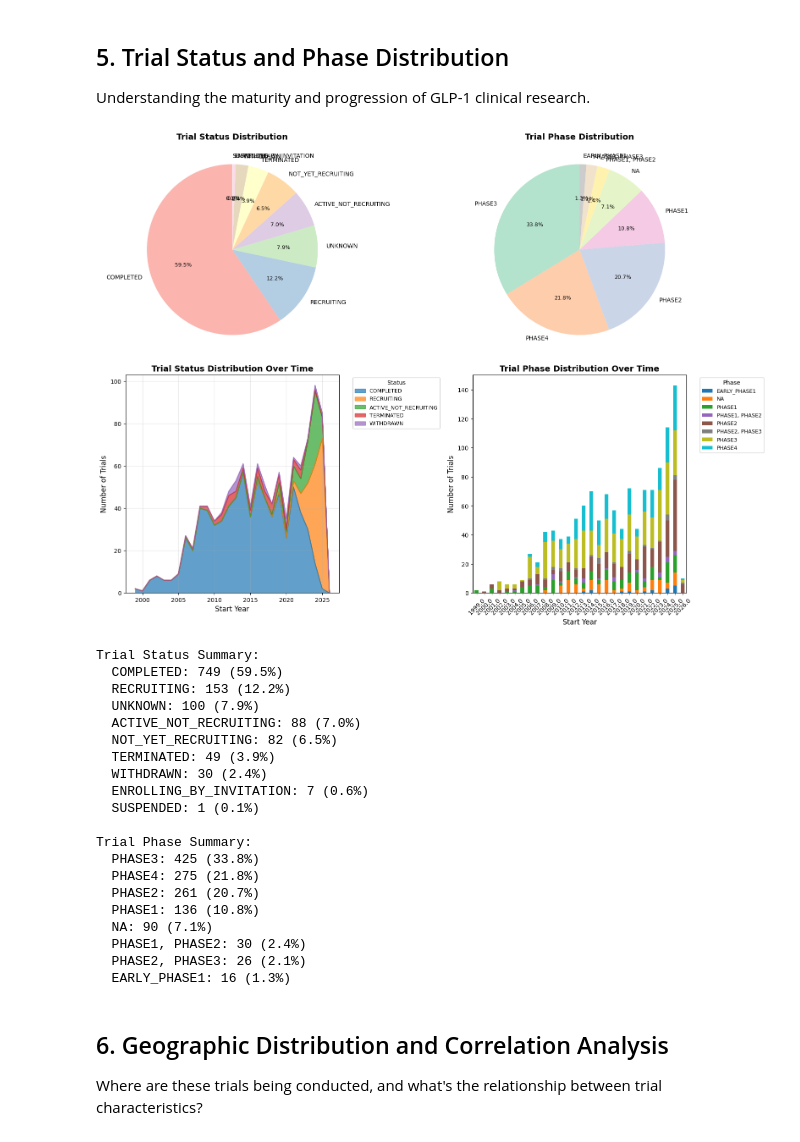
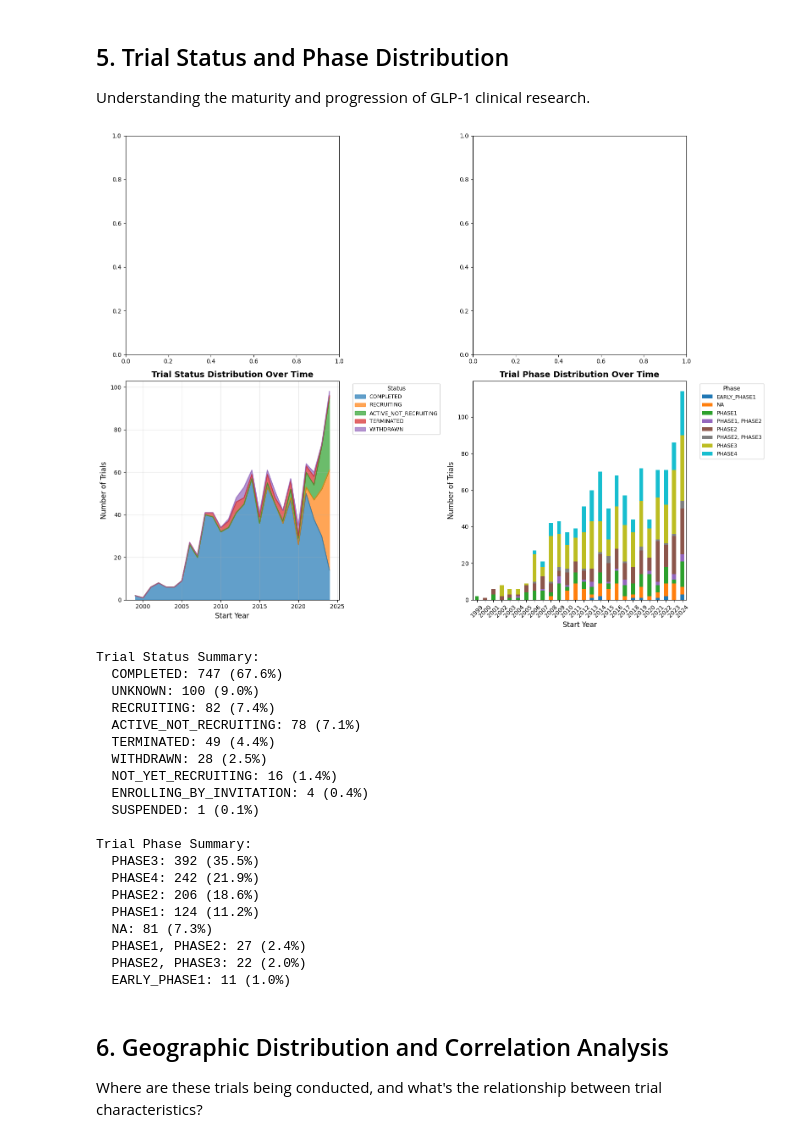
Before and after one commit to JoshZiel83/glp-1_landscape, a Jupyter notebook: data_analysis.ipynb, the cells around one changed output. Cells and saved outputs as stored; diff of their text form; code cells hidden in the pictures.

```diff
--- a/data_analysis.ipynb
+++ b/data_analysis.ipynb
@@ -38,7 +45,10 @@ else:
 Let's analyze trends and patterns in the clinical trials data.
 # %%
 # Load data from pickle for analysis
-df = annotated_trials.copy()
+df_copy = annotated_trials.copy()
+mask = df['cln_start_date'] < '2025-01-01'
+df = df_copy[mask]
+
 
 # Convert date columns to datetime if needed
 if not pd.api.types.is_datetime64_any_dtype(df['cln_start_date']):
@@ -47,7 +57,7 @@ if not pd.api.types.is_datetime64_any_dtype(df['cln_completion_date']):
     df['cln_completion_date'] = pd.to_datetime(df['cln_completion_date'])
 
 # Extract year from start date
-df['start_year'] = df['cln_start_date'].dt.year
+df['start_year'] = df['cln_start_date'].dt.year.astype('Int64')
 
 print(f"Total trials: {len(df)}")
 print(f"Date range: {df['start_year'].min()} - {df['start_year'].max()}")
@@ -138,9 +164,10 @@ What other therapeutic areas are GLP-1 drugs being explored for?
 # %%
 # Filter for non-endocrine trials
 df_nonendocrine = df_exploded[df_exploded['therapeutic_category'] != 'ENDOCRINOLOGY'].copy()
+df_nonendocrine_unique = df_nonendocrine.drop_duplicates(subset='nct_id')
 
 # Get top non-endocrine therapeutic categories
-nonendocrine_categories = df_nonendocrine['therapeutic_category'].value_counts().head(10)
+nonendocrine_categories = df_nonendocrine_unique['therapeutic_category'].value_counts().head(10)
 
 # For each top category, get the most common conditions
 print("="*80)
@@ -154,6 +181,7 @@ for category in nonendocrine_categories.index:
 
     # Explode matched_conditions
     category_conditions_exploded = category_df.explode('matched_conditions')
+    df_nonendocrine_unique = df_nonendocrine.drop_duplicates(subset='nct_id')
 
     # Get top conditions
     top_conditions = category_conditions_exploded['matched_conditions'].value_counts().head(5)
@@ -486,26 +464,6 @@ major_statuses = ['COMPLETED', 'RECRUITING', 'ACTIVE_NOT_RECRUITING', 'TERMINATE
 status_timeline_filtered = status_timeline[[col for col in major_statuses if col in status_timeline.columns]]
 
 fig, axes = plt.subplots(2, 2, figsize=(16, 12))
-
-# Trial status pie chart
-ax1 = axes[0, 0]
-colors = plt.cm.Pastel1(range(len(status_dist)))
-wedges, texts, autotexts = ax1.pie(status_dist, labels=status_dist.index,
-                                     autopct='%1.1f%%', startangle=90, colors=colors)
-ax1.set_title('Trial Status Distribution', fontsize=14, fontweight='bold')
-for autotext in autotexts:
-    autotext.set_color('black')
-    autotext.set_fontsize(9)
-
-# Phase pie chart
-ax2 = axes[0, 1]
-colors = plt.cm.Pastel2(range(len(phase_dist)))
-wedges, texts, autotexts = ax2.pie(phase_dist, labels=phase_dist.index,
-                                     autopct='%1.1f%%', startangle=90, colors=colors)
-ax2.set_title('Trial Phase Distribution', fontsize=14, fontweight='bold')
-for autotext in autotexts:
-    autotext.set_color('black')
-    autotext.set_fontsize(9)
 
 # Status over time (stacked area)
 ax3 = axes[1, 0]
@@ -513,54 +471,54 @@ status_timeline_filtered.plot(kind='area', ax=ax3, alpha=0.7, stacked=True)
 ax3.set_title('Trial Status Distribution Over Time', fontsize=14, fontweight='bold')
 ax3.set_xlabel('Start Year', fontsize=12)
 ax3.set_ylabel('Number of Trials', fontsize=12)
 ax3.legend(title='Status', bbox_to_anchor=(1.05, 1), loc='upper left', fontsize=9)
 ax3.grid(True, alpha=0.3)
 
 # Phase progression over time
 phase_timeline = df.groupby(['start_year', 'phase']).size().unstack(fill_value=0)
 ax4 = axes[1, 1]
 if not phase_timeline.empty:
     phase_timeline.plot(kind='bar', stacked=True, ax=ax4, colormap='tab10')
     ax4.set_title('Trial Phase Distribution Over Time', fontsize=14, fontweight='bold')
     ax4.set_xlabel('Start Year', fontsize=12)
     ax4.set_ylabel('Number of Trials', fontsize=12)
     ax4.legend(title='Phase', bbox_to_anchor=(1.05, 1), loc='upper left', fontsize=9)
     ax4.tick_params(axis='x', rotation=45)
 
 plt.tight_layout()
 plt.show()
 
 print(f"\nTrial Status Summary:")
 for status, count in status_dist.items():
     pct = (count / len(df)) * 100
     print(f"  {status}: {count} ({pct:.1f}%)")
 
 print(f"\nTrial Phase Summary:")
 for phase, count in phase_dist.items():
     pct = (count / len(df)) * 100
     print(f"  {phase}: {count} ({pct:.1f}%)")
 # %% [output]
-[figure, old version]
+[figure, new version]
 Trial Status Summary:
-  COMPLETED: 749 (59.5%)
-  RECRUITING: 153 (12.2%)
-  UNKNOWN: 100 (7.9%)
-  ACTIVE_NOT_RECRUITING: 88 (7.0%)
-  NOT_YET_RECRUITING: 82 (6.5%)
-  TERMINATED: 49 (3.9%)
-  WITHDRAWN: 30 (2.4%)
-  ENROLLING_BY_INVITATION: 7 (0.6%)
+  COMPLETED: 747 (67.6%)
+  UNKNOWN: 100 (9.0%)
+  RECRUITING: 82 (7.4%)
+  ACTIVE_NOT_RECRUITING: 78 (7.1%)
+  TERMINATED: 49 (4.4%)
+  WITHDRAWN: 28 (2.5%)
+  NOT_YET_RECRUITING: 16 (1.4%)
+  ENROLLING_BY_INVITATION: 4 (0.4%)
   SUSPENDED: 1 (0.1%)
 
 Trial Phase Summary:
-  PHASE3: 425 (33.8%)
-  PHASE4: 275 (21.8%)
-  PHASE2: 261 (20.7%)
-  PHASE1: 136 (10.8%)
-  NA: 90 (7.1%)
-  PHASE1, PHASE2: 30 (2.4%)
-  PHASE2, PHASE3: 26 (2.1%)
-  EARLY_PHASE1: 16 (1.3%)
+  PHASE3: 392 (35.5%)
+  PHASE4: 242 (21.9%)
+  PHASE2: 206 (18.6%)
+  PHASE1: 124 (11.2%)
+  NA: 81 (7.3%)
+  PHASE1, PHASE2: 27 (2.4%)
+  PHASE2, PHASE3: 22 (2.0%)
+  EARLY_PHASE1: 11 (1.0%)
 # %% [markdown]
 ## 6. Geographic Distribution and Correlation Analysis
 
```
Also changed, not shown: parts of 11 cells of this notebook.
